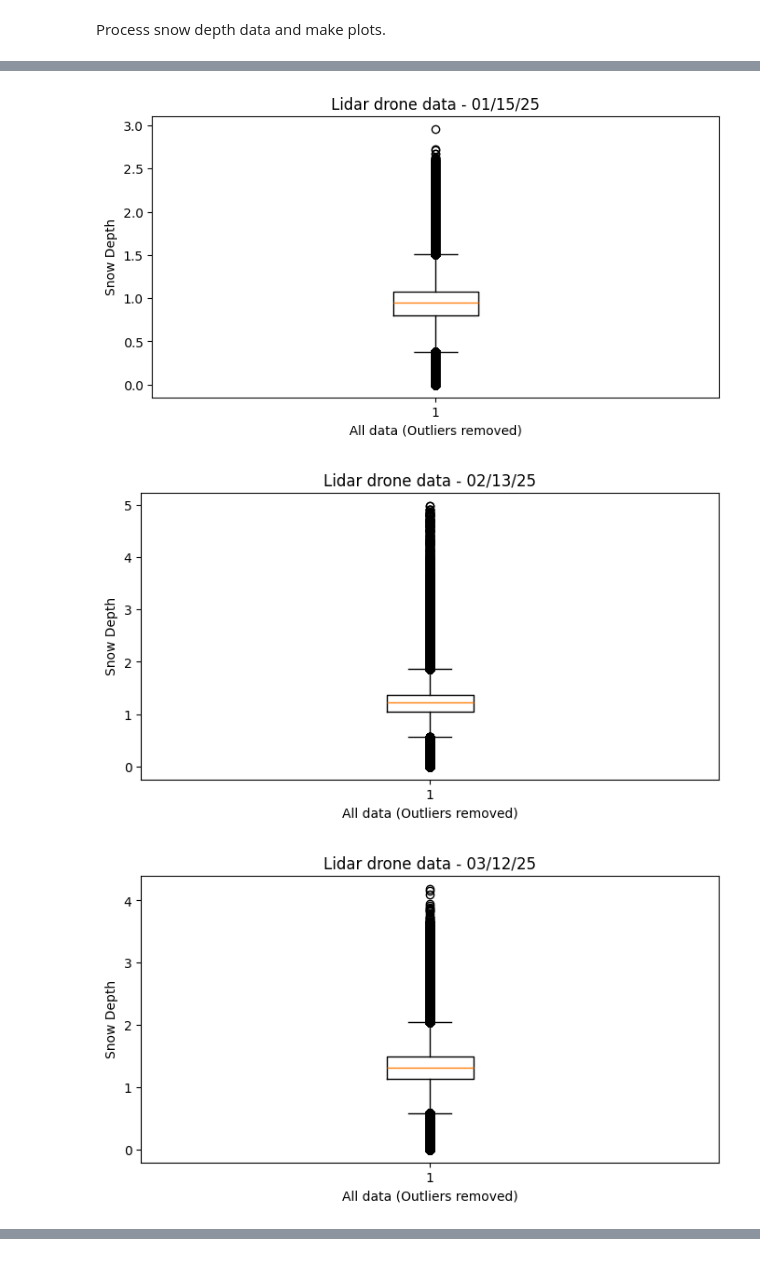
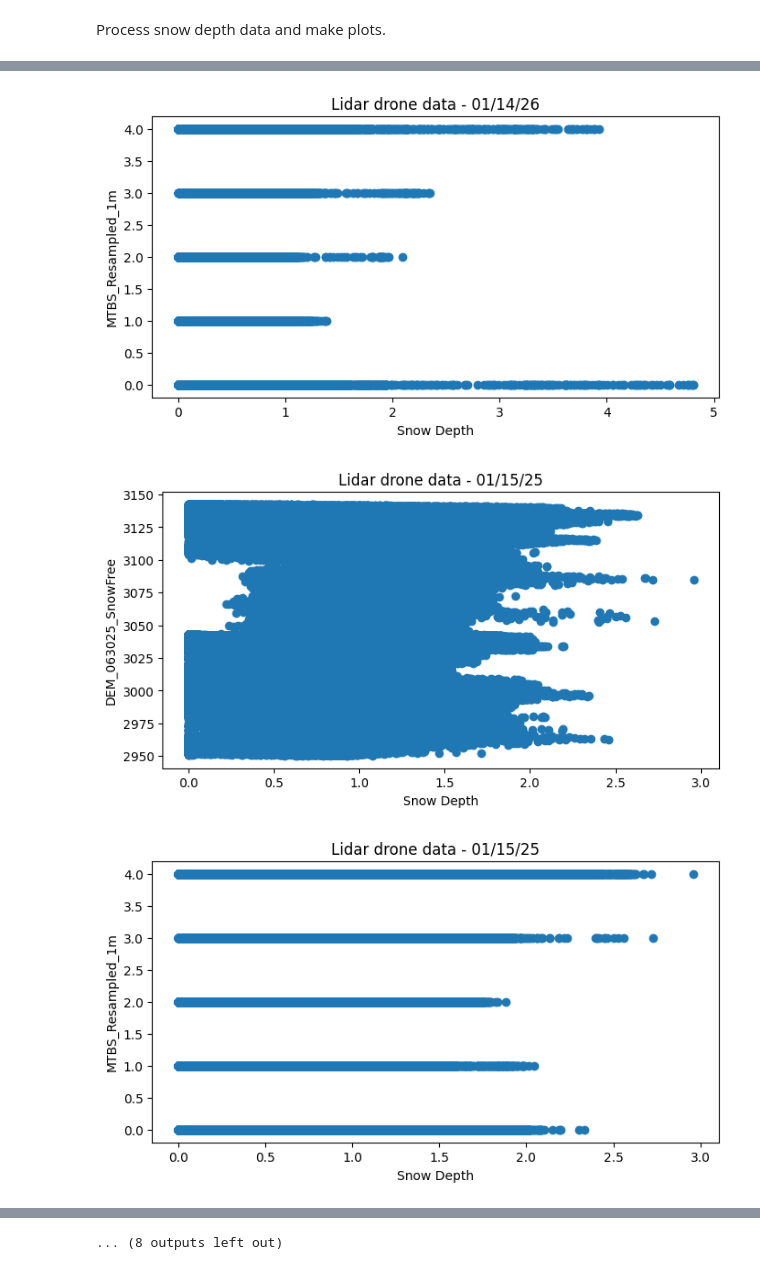
Before and after one commit to ZaneSoCool/Snowfall2026Internship, a Jupyter notebook: SnowDepthCharting.ipynb, the cells around one changed output, grey strips where cells are left out. Drawn from its saved outputs; the diff is of its cells as text; code cells hidden in the pictures.

Commit message:
resampling for scatterplot working

```diff
--- a/SnowDepthCharting.ipynb
+++ b/SnowDepthCharting.ipynb
@@ -87,28 +86,35 @@ def filterLidarDepth(depths):
 Process snow depth data and make plots.
 # %%
 for dem in dems:
-    #store all depths in array
-    depths = dem.z.ravel()
-
     # -------------Box plot ---------------
     # make box plot of depths
-    # filterLidarDepth(depths)
+
+    # depths = dem.z.ravel()
+    # depths = filterLidarDepth(depths)
     # depthsClean = depths[~np.isnan(depths)]
     # makeBoxPlot(depthsClean, processDemName(dem.name), "Snow Depth", "All data (Outliers removed)")
 
     # -------------Scatter plot -----------
-    # #make scatter plot of depths against independent variable
-    # for iVarDem in iVarDems:
+    # #make scatter plot of depths against all independent variables
 
-    #     iVarData = iVarDem.z.ravel()
+    for iVarDem in iVarDems:
 
-    #     # DOESN'T NOTICE CLIPPING
-    #     # print("depths-size:" + str(dem.shape))
-    #     # print("independent-size: " + str(iVarDem.shape))
+        #----Resample-----
+        #open both as xarray objects
+        demRx = rxr.open_rasterio(dem.path)
+        iVarRx = rxr.open_rasterio(iVarDem.path)
+        #resample depths to match iVar's resolution
+        demResampled = demRx.rio.reproject_match(iVarRx)
+        #create depths and iVarData (flattened arrays of now resampled grids)
+        depths = filterLidarDepth(demResampled.values.ravel().astype(float))
+        iVarData = iVarRx.values.ravel().astype(float)
 
-    #     if len(depths) == len(iVarData):
-    #         validMask = ~np.isnan(depths) & ~np.isnan(iVarData)
-    #         makeScatterPlot(depths, iVarData, processDemName(dem.name), "Snow Depth", iVarDem.name)
-    #     else:
-    #         print("RESOLUTIONS DID NOT MATCH: " + dem.name)
+        if len(depths) == len(iVarData):
+            #filter out any points where depths or iVarData is nan
+            validMask = ~np.isnan(depths) & ~np.isnan(iVarData)
+            makeScatterPlot(depths[validMask], iVarData[validMask], processDemName(dem.name), "Snow Depth", iVarDem.name)
+        else:
+            print("RESOLUTIONS DID NOT MATCH: " + dem.name)
+            print("depths-size:" + str(dem.shape))
+            print("independent-size: " + str(iVarDem.shape))
 # %% [output]
@@ -116,3 +122,3 @@ for dem in dems:
-[figure, old version]
+[figure, new version]
-[figure, old version]
+[figure, new version]
-[figure, old version]
+[figure, new version]
@@ -124,0 +133 @@ for dem in dems:
+... (8 outputs left out)
```
Also changed, not shown: parts of 2 cells of this notebook.
